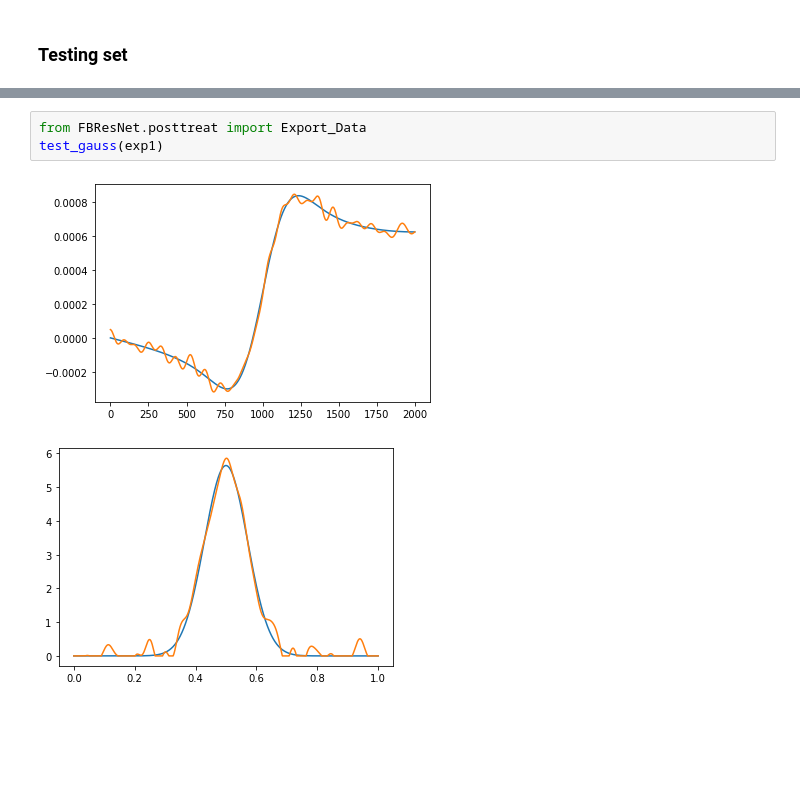
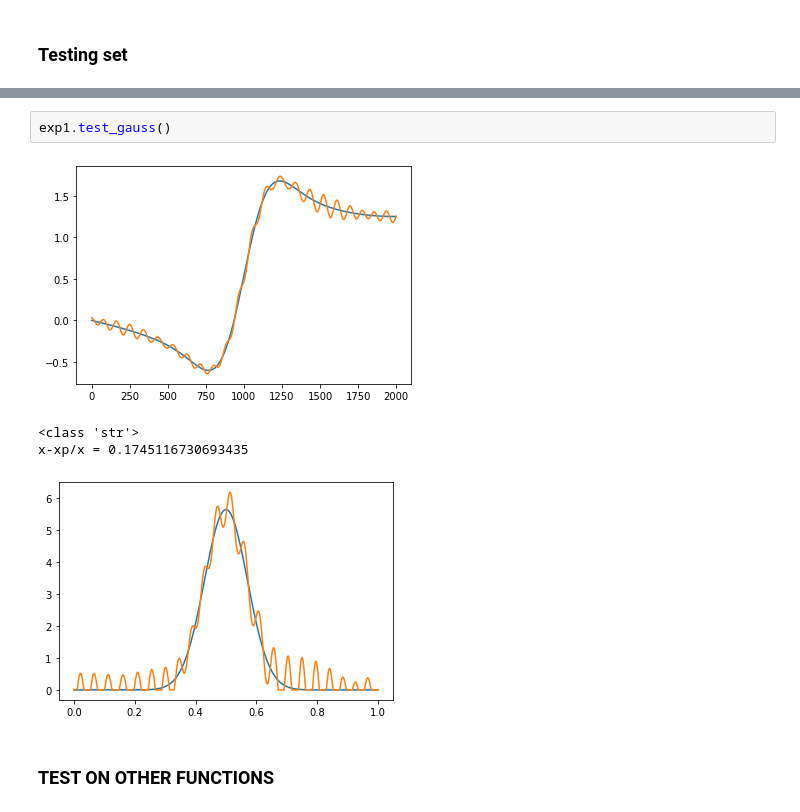
Before and after one commit to ceciledellavalle/phd, a Jupyter notebook: Test_a05_slab.ipynb, the cells around one changed output, grey strips where cells are left out. Drawn from its saved outputs; the diff is of its cells as text; blank space fills up the shorter version.

```diff
--- a/Test_a05_slab.ipynb
+++ b/Test_a05_slab.ipynb
@@ -118,6 +52,9 @@ def test_gauss(self, noise = 0.05):
-# %%
-from FBResNet.posttreat import Export_Data
-test_gauss(exp1)
-# %% [output]
-[figure, removed]
-[figure, removed]
+# %%
+exp1.test_gauss()
+# %% [output]
+[figure, added]
+<class 'str'>
+x-xp/x = 0.1745116730693435
+[figure, added]
+# %% [markdown]
+### TEST ON OTHER FUNCTIONS
```
Also changed, not shown: parts of 12 cells of this notebook, 58 other files.
